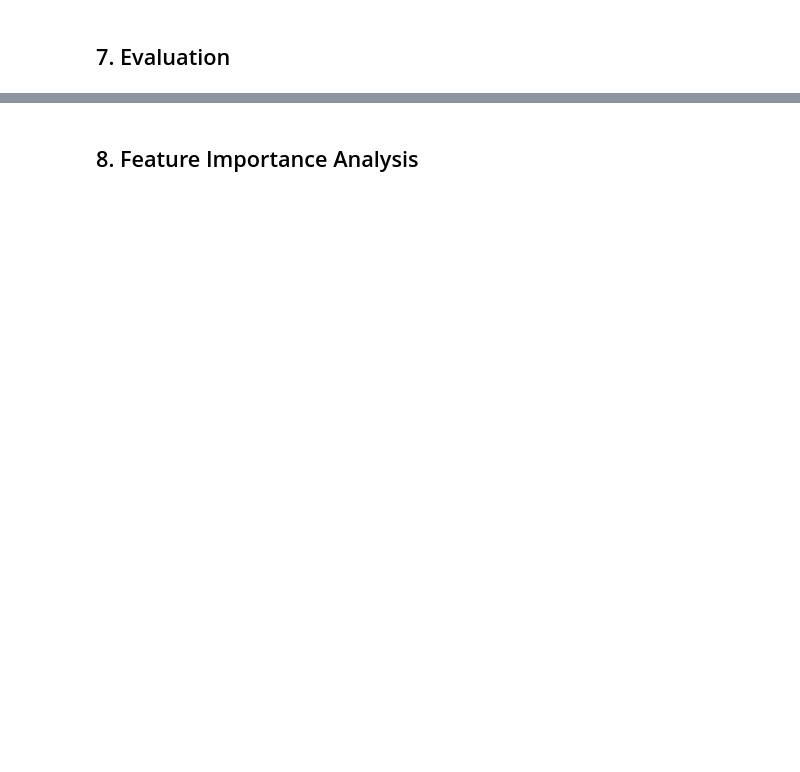
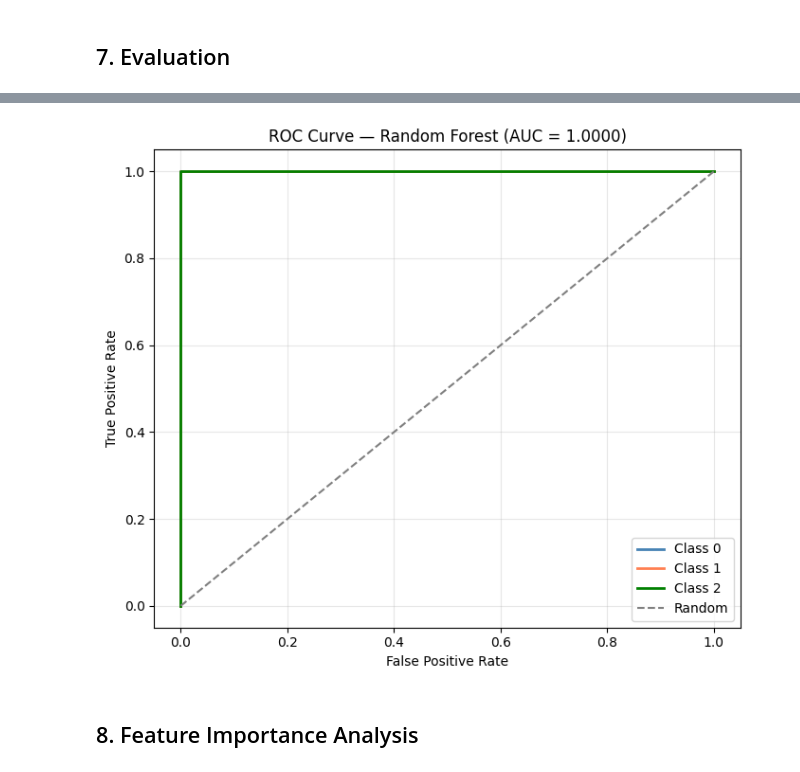
Before and after one commit to fsafva13-coder/heart-disease-random-forest, a Jupyter notebook: random_forest_task1.ipynb, the cells around one changed output, grey strips where cells are left out. Saved outputs shown, nothing was run; the diff lists cells and outputs as text; code cells hidden in the pictures; blank space fills up the shorter version.

```diff
--- a/random_forest_task1.ipynb
+++ b/random_forest_task1.ipynb
@@ -183,20 +288,27 @@ plt.show()
 # %%
-# ROC Curve
-fpr, tpr, _ = roc_curve(y_test, y_prob)
-auc = roc_auc_score(y_test, y_prob)
+# ROC-AUC for multiclass (one-vs-rest)
+from sklearn.preprocessing import label_binarize
+
+y_test_bin = label_binarize(y_test, classes=[0, 1, 2])
+auc = roc_auc_score(y_test, y_pred_prob, multi_class='ovr', average='weighted')
 
 plt.figure(figsize=(7, 6))
-plt.plot(fpr, tpr, color='steelblue', lw=2, label=f'ROC Curve (AUC = {auc:.4f})')
-plt.plot([0,1],[0,1], 'gray', linestyle='--', lw=1.5, label='Random (AUC = 0.50)')
-plt.fill_between(fpr, tpr, alpha=0.1, color='steelblue')
+colors = ['steelblue', 'coral', 'green']
+for i in range(3):
+    fpr, tpr, _ = roc_curve(y_test_bin[:, i], y_pred_prob[:, i])
+    plt.plot(fpr, tpr, color=colors[i], lw=2, label=f'Class {i}')
+
+plt.plot([0,1],[0,1], 'gray', linestyle='--', lw=1.5, label='Random')
 plt.xlabel('False Positive Rate')
 plt.ylabel('True Positive Rate')
-plt.title('ROC Curve — Random Forest')
+plt.title(f'ROC Curve — Random Forest (AUC = {auc:.4f})')
 plt.legend(loc='lower right')
 plt.grid(True, alpha=0.3)
 plt.tight_layout()
 plt.savefig('screenshots/roc_curve.png', dpi=150, bbox_inches='tight')
 plt.show()
+# %% [output]
+[figure, added]
 # %% [markdown]
 ## 8. Feature Importance Analysis
 # %%
```
Also changed, not shown: parts of 17 cells of this notebook, 5 other files.
